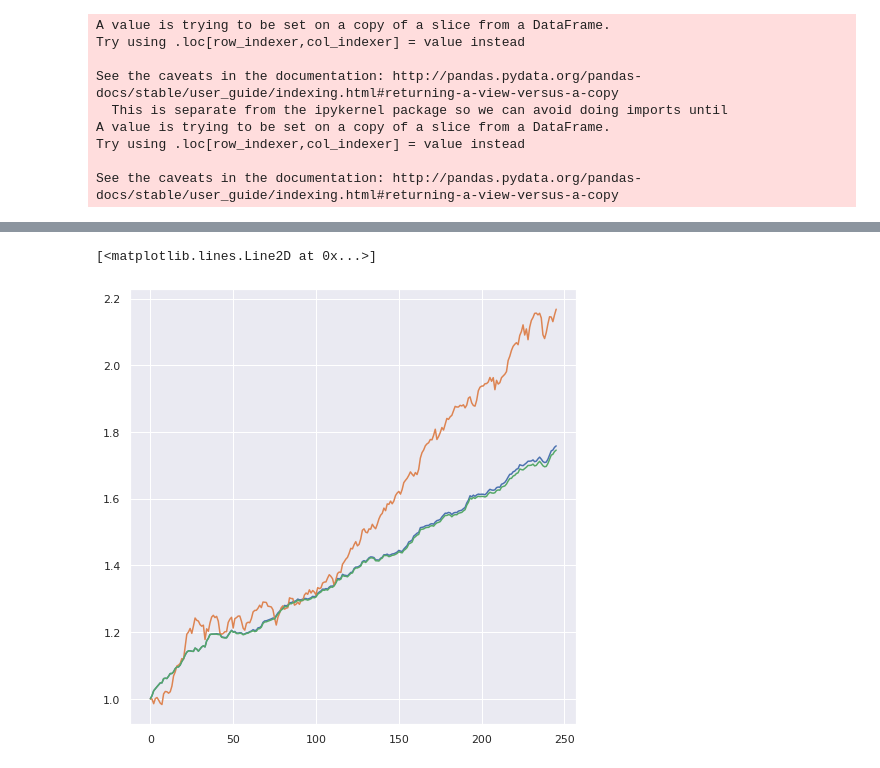
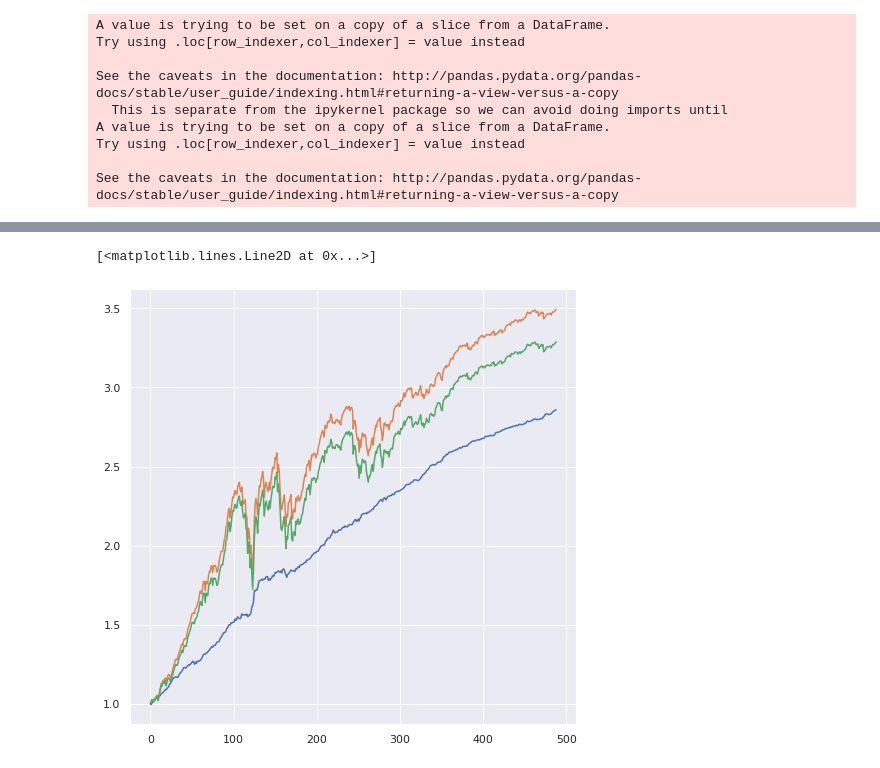
Before and after one commit to 1900sala/boosting, a Jupyter notebook: train1_new.ipynb, the cells around one changed output, grey strips where cells are left out. Drawn from its saved outputs; the diff is of its cells as text; code cells hidden in the pictures.

```diff
--- a/train1_new.ipynb
+++ b/train1_new.ipynb
@@ -0,0 +27,6 @@
+# %%
+print("----------------- limit_tag--------------------")
+gb = data.groupby(['unique_symbol'])['adjustment_cumsum']
+data['t+1_adjustment_cumsum'] = gb.transform(lambda x: x.shift(-1))
+data["r1"]  = (data["t+1_close_mid"] - data["t+1_adjustment_cumsum"] + data["adjustment_cumsum"]) /data["close"] -1
+data["limit_tag"] = data["r1"].apply(lambda x: 1 if x >= 0.099 else 0)
@@ -49,0 +101,7 @@ data['mr'] = gb.transform(lambda x: x.mean())
+# %%
+print("---------------- add factor--------------------")
+
+data["r"] = data["close"]/ data["open"] - 1
+data["amplitude"] = (data["high"] - data["low"]) / data["close"]
+data["amplitude_ratio"] =  abs((data["close"] - data["open"])/(data["high"] - data["low"]))
+data["amplitude_ratio"] =  data["amplitude_ratio"].fillna(0)
@@ -103,15 +179,17 @@ volume12
 volume13
 volume14
 # %%
-# today_factor = ["r", 'close', 'open', 'turnover', "volume", "amplitude", "high", "low", "wap"]
-today_factor = ["r", 'close', 'open', 'turnover', "volume", "amplitude"]
+# intraday_factor = ["r", 'close', 'open', 'turnover', "volume", "amplitude", "r1"]
+intraday_factor = ["r","r_distribute", 'close', 'open', 'turnover', "volume", "amplitude_ratio", "r1", "r1_distribute"]
+# intraday_factor = ["r", 'close', 'open', 'turnover', "volume", "amplitude_ratio"]
+# intraday_factor = ["r", 'close', 'open', 'turnover', "volume", "amplitude", "amplitude_ratio", "r1"]
 use_f = set()
-use_f = set(return_factor) | set(today_factor) | set(vol_factor)
+use_f = set(return_factor) | set(intraday_factor) | set(vol_factor)
 use_f = list(use_f)
 logger.info("return_factor")
 logger.info(set(return_factor))
-logger.info("today_factor")
-logger.info(set(today_factor))
+logger.info("intraday_factor")
+logger.info(set(intraday_factor))
 logger.info("vol_factor")
 logger.info(set(vol_factor))
 logger.info("len(use_f):")
@@ -128,18 +237,12 @@ len(use_f):
 # %%
-
-print(data["label"].mean())
-data = data.dropna(how='any',axis=0)
-print(data["label"].mean())
-data = data[~data['return'].isnull()].copy()
-print(data["label"].mean())
 
 print("-------------------- train -----------------------")
 for i in range(1):
 
     t1 = datetime.datetime(2010,1,1)
     t2 = datetime.datetime(2013,1,1)
-    t3 = datetime.datetime(2014,1,1)
-    t4 = datetime.datetime(2015,1,1)
+    t3 = datetime.datetime(2015,1,1)
+    t4 = datetime.datetime(2017,1,1)
     data_tr = data[ (data["date_time"] >= t1)&(data["date_time"] < t2)]
     data_te = data[ (data["date_time"] >= t2)&(data["date_time"] < t3)]
     data_fin = data[ (data["date_time"] >= t3)&(data["date_time"] < t4)]
@@ -158,4 +261,6 @@ for i in range(1):
     importance_dic = f_importance(bst, use_f)
     preds = bst.predict(xgb.DMatrix(data_fin[use_f]), ntree_limit=bst.best_ntree_limit)
     data_fin["preds"] = list(preds)
+    preds = bst.predict(xgb.DMatrix(data_te[use_f]), ntree_limit=bst.best_ntree_limit)
+    data_te["preds"] = list(preds)
 # %% [output]
@@ -259,8 +370,9 @@ To register the converters:
 # %%
 plt.rcParams['figure.figsize'] = (8, 8)
 plt.plot(add_return(np.array(portfolio_return)-np.array(market_return)))
 plt.plot(add_return(np.array(portfolio_return)))
-plt.plot(add_return(np.array(portfolio_limit_return)-np.array(market_return)))
+# plt.plot(add_return(np.array(portfolio_limit_return)-np.array(market_return)))
+plt.plot(add_return(np.array(portfolio_limit_return)))
 # %% [output]
 [<matplotlib.lines.Line2D at 0x...>]
-[figure, old version]
+[figure, new version]
```
Also changed, not shown: parts of 56 cells of this notebook, 9 other files.
